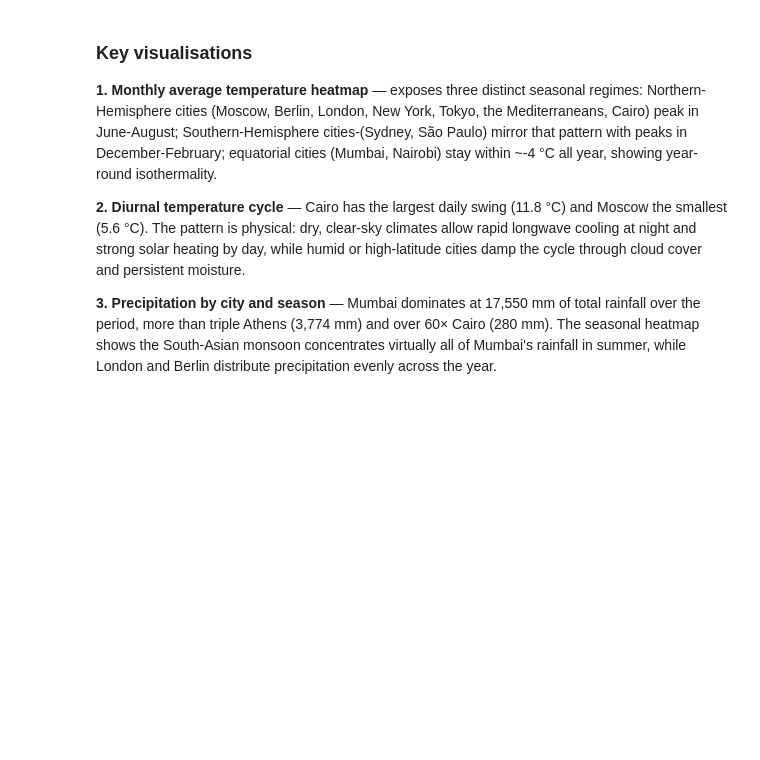
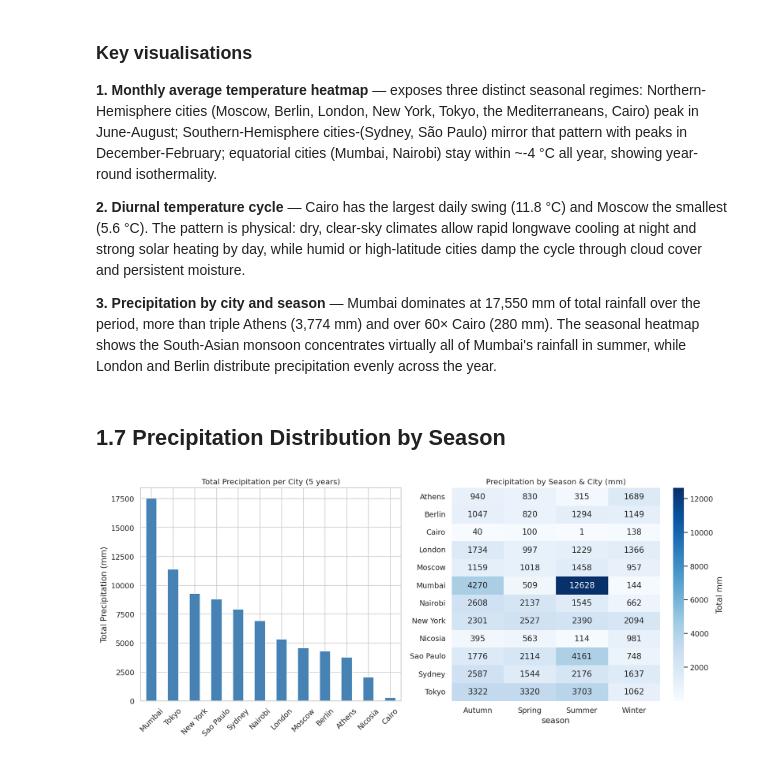
Before and after one commit to cpapad06/DSC511-introduction, a Jupyter notebook: BigData_weather_project.ipynb, the cells around one changed output. Saved outputs shown, nothing was run; the diff lists cells and outputs as text; code cells hidden in the pictures; blank space fills up the shorter version.

```diff
--- a/BigData_weather_project.ipynb
+++ b/BigData_weather_project.ipynb
@@ -682,3 +684,39 @@ Per-city aggregates rank cities from Mumbai (mean 26.8 °C) at the top to Moscow
 **2. Diurnal temperature cycle** — Cairo has the largest daily swing (11.8 °C) and Moscow the smallest (5.6 °C). The pattern is physical: dry, clear-sky climates allow rapid longwave cooling at night and strong solar heating by day, while humid or high-latitude cities damp the cycle through cloud cover and persistent moisture.
 
 **3. Precipitation by city and season** — Mumbai dominates at 17,550 mm of total rainfall over the period, more than triple Athens (3,774 mm) and over 60× Cairo (280 mm). The seasonal heatmap shows the South-Asian monsoon concentrates virtually all of Mumbai's rainfall in summer, while London and Berlin distribute precipitation evenly across the year.
+# %% [markdown]
+## 1.7 Precipitation Distribution by Season
+# %%
+precip = sdf.filter(F.col("precipitation") > 0) \
+    .groupBy("city", "season") \
+    .agg(F.round(F.mean("precipitation"), 3).alias("avg_precip_mm"),
+         F.round(F.sum("precipitation"), 1).alias("total_precip_mm"),
+         F.count("*").alias("rainy_hours")) \
+    .orderBy("city", "season") \
+    .toPandas()
+
+fig, axes = plt.subplots(1, 2, figsize=(14, 6))
+
+# Total precipitation per city
+city_totals = precip.groupby("city")["total_precip_mm"].sum().sort_values(ascending=False)
+city_totals.index = [c.replace("_", " ") for c in city_totals.index]
+city_totals.plot(kind="bar", ax=axes[0], color="steelblue", edgecolor="white")
+axes[0].set_title("Total Precipitation per City (5 years)", fontsize=12)
+axes[0].set_ylabel("Total Precipitation (mm)")
+axes[0].set_xlabel("")
+axes[0].tick_params(axis="x", rotation=45)
+
+# Seasonal breakdown heatmap
+pivot_p = precip.pivot_table(index="city", columns="season",
+                              values="total_precip_mm", aggfunc="sum")
+pivot_p.index = [c.replace("_", " ") for c in pivot_p.index]
+sns.heatmap(pivot_p, annot=True, fmt=".0f", cmap="Blues",
+            ax=axes[1], cbar_kws={"label": "Total mm"})
+axes[1].set_title("Precipitation by Season & City (mm)", fontsize=12)
+axes[1].set_ylabel("")
+
+plt.tight_layout()
+plt.savefig("eda_precipitation.png", bbox_inches="tight")
+plt.show()
+# %% [output]
+[figure, added]
```
Also changed, not shown: parts of 37 cells of this notebook.
